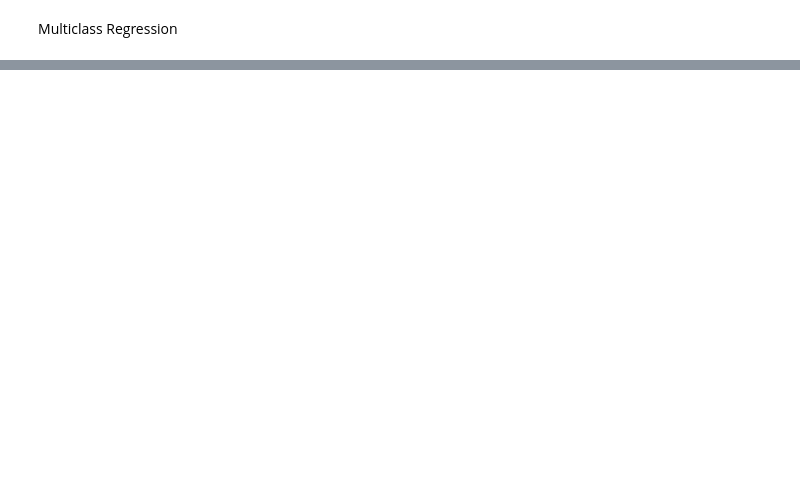
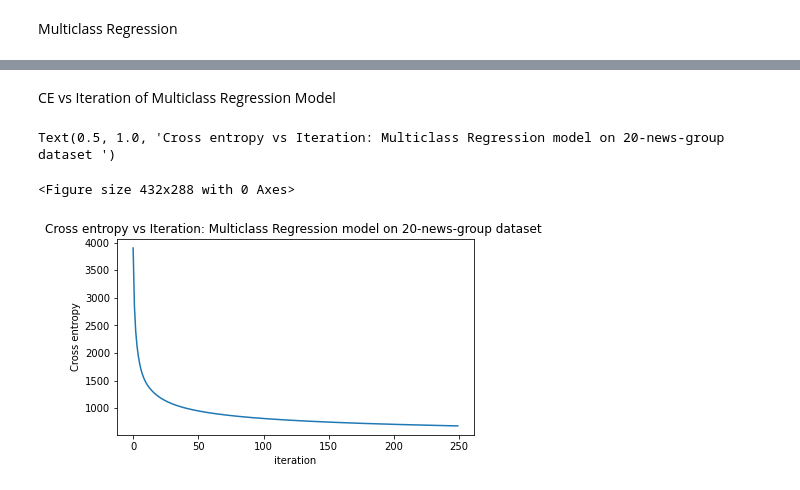
Before and after one commit to WillieHabim/COMP551-A2, a Jupyter notebook: COMP551_A2.ipynb, the cells around one changed output, grey strips where cells are left out. Saved outputs shown, nothing was run; the diff lists cells and outputs as text; code cells hidden in the pictures; blank space fills up the shorter version.

```diff
--- a/COMP551_A2.ipynb
+++ b/COMP551_A2.ipynb
@@ -188,0 +326,14 @@ Multiclass Regression
+# %%
+model = MulticlassRegression(X_news_train.shape[1], y_news_train.shape[1])
+# X_news_train_scaled = scaler.fit_transform(X_news_train.toarray())
+X_news_train_, X_news_valid, y_news_train_, y_news_valid = model_selection.train_test_split(
+    X_news_train, y_news_train, test_size = 0.5, random_state=1, shuffle=True)
+X_news_train_scaled = scaler.fit_transform(X_news_train_.toarray())
+X_news_valid_scaled = scaler.fit_transform(X_news_valid.toarray())
+ce_train, ce_valid = model.fit(X_news_train_scaled, y_news_train_, X_news_valid_scaled, y_news_valid)
+optimal_iter = ce_valid.argmin()
+print(optimal_iter)
+#Retrain model using optimal iter
+model = MulticlassRegression(X_news_train.shape[1], y_news_train.shape[1], max_iters=optimal_iter)
+X_news_train_scaled = scaler.fit_transform(X_news_train.toarray())
+ce_train, ce_valid = model.fit(X_news_train_scaled, y_news_train)
@@ -188,0 +421,13 @@ Multiclass Regression
+# %% [markdown]
+CE vs Iteration of Multiclass Regression Model
+# %%
+plt.clf()
+plt.figure(figsize=((16/9)*3.6,3.6))
+plt.plot(ce_train)
+plt.ylabel("Cross entropy")
+plt.xlabel("iteration")
+plt.title("Cross entropy vs Iteration: Multiclass Regression model on 20-news-group dataset ")
+# %% [output]
+Text(0.5, 1.0, 'Cross entropy vs Iteration: Multiclass Regression model on 20-news-group dataset ')
+<Figure size 432x288 with 0 Axes>
+[figure, added]
```
Also changed, not shown: parts of 25 cells of this notebook.
